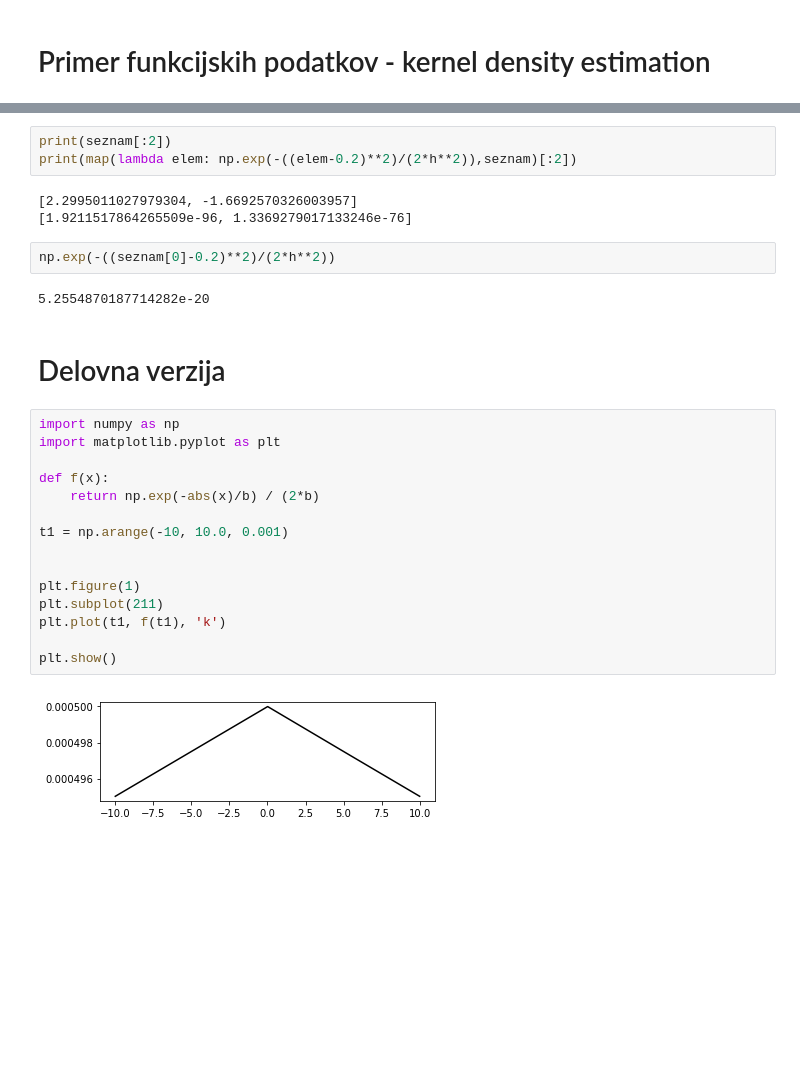
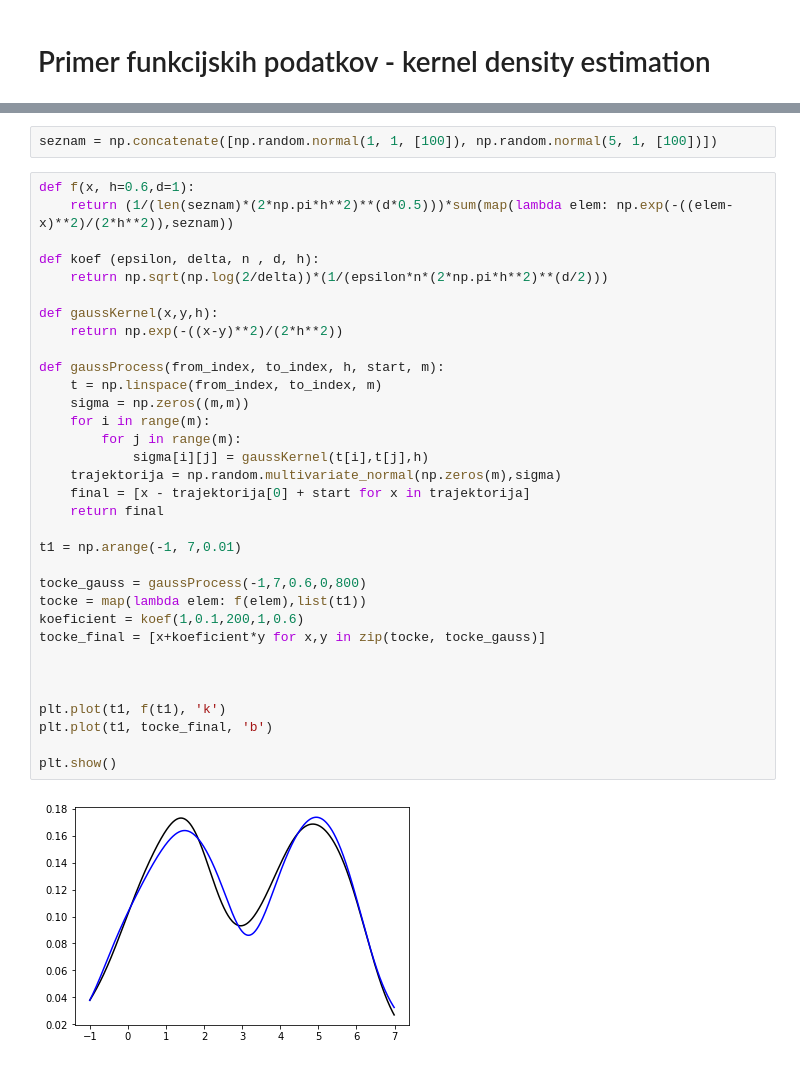
Before and after one commit to metodj/thesis, a Jupyter notebook: dfPython.ipynb, the cells around one changed output, grey strips where cells are left out. Cells and saved outputs as stored; diff of their text form; blank space fills up the shorter version.

```diff
--- a/dfPython.ipynb
+++ b/dfPython.ipynb
@@ -194,29 +177,37 @@ plt.show()
-# %%
-print(seznam[:2])
-print(map(lambda elem: np.exp(-((elem-0.2)**2)/(2*h**2)),seznam)[:2])
-# %% [output]
-[2.2995011027979304, -1.6692570326003957]
-[1.9211517864265509e-96, 1.3369279017133246e-76]
-# %%
-np.exp(-((seznam[0]-0.2)**2)/(2*h**2))
-# %% [output]
-5.2554870187714282e-20
-# %% [markdown]
-# Delovna verzija
-# %%
-import numpy as np
-import matplotlib.pyplot as plt
-
-def f(x):
-    return np.exp(-abs(x)/b) / (2*b)
-
-t1 = np.arange(-10, 10.0, 0.001)
-
-
-plt.figure(1)
-plt.subplot(211)
-plt.plot(t1, f(t1), 'k')
-
-plt.show()
-# %% [output]
-[figure, removed]
+# %%
+seznam = np.concatenate([np.random.normal(1, 1, [100]), np.random.normal(5, 1, [100])])
+# %%
+def f(x, h=0.6,d=1):
+    return (1/(len(seznam)*(2*np.pi*h**2)**(d*0.5)))*sum(map(lambda elem: np.exp(-((elem-x)**2)/(2*h**2)),seznam))
+
+def koef (epsilon, delta, n , d, h):
+    return np.sqrt(np.log(2/delta))*(1/(epsilon*n*(2*np.pi*h**2)**(d/2)))
+
+def gaussKernel(x,y,h):
+    return np.exp(-((x-y)**2)/(2*h**2))
+
+def gaussProcess(from_index, to_index, h, start, m):
+    t = np.linspace(from_index, to_index, m)
+    sigma = np.zeros((m,m))
+    for i in range(m):
+        for j in range(m):
+            sigma[i][j] = gaussKernel(t[i],t[j],h)
+    trajektorija = np.random.multivariate_normal(np.zeros(m),sigma)
+    final = [x - trajektorija[0] + start for x in trajektorija]
+    return final
+
+t1 = np.arange(-1, 7,0.01)
+
+tocke_gauss = gaussProcess(-1,7,0.6,0,800)
+tocke = map(lambda elem: f(elem),list(t1))
+koeficient = koef(1,0.1,200,1,0.6)
+tocke_final = [x+koeficient*y for x,y in zip(tocke, tocke_gauss)]
+
+
+
+plt.plot(t1, f(t1), 'k')
+plt.plot(t1, tocke_final, 'b')
+
+plt.show()
+# %% [output]
+[figure, added]
```
Also changed, not shown: parts of 3 cells of this notebook, 3 other files.
